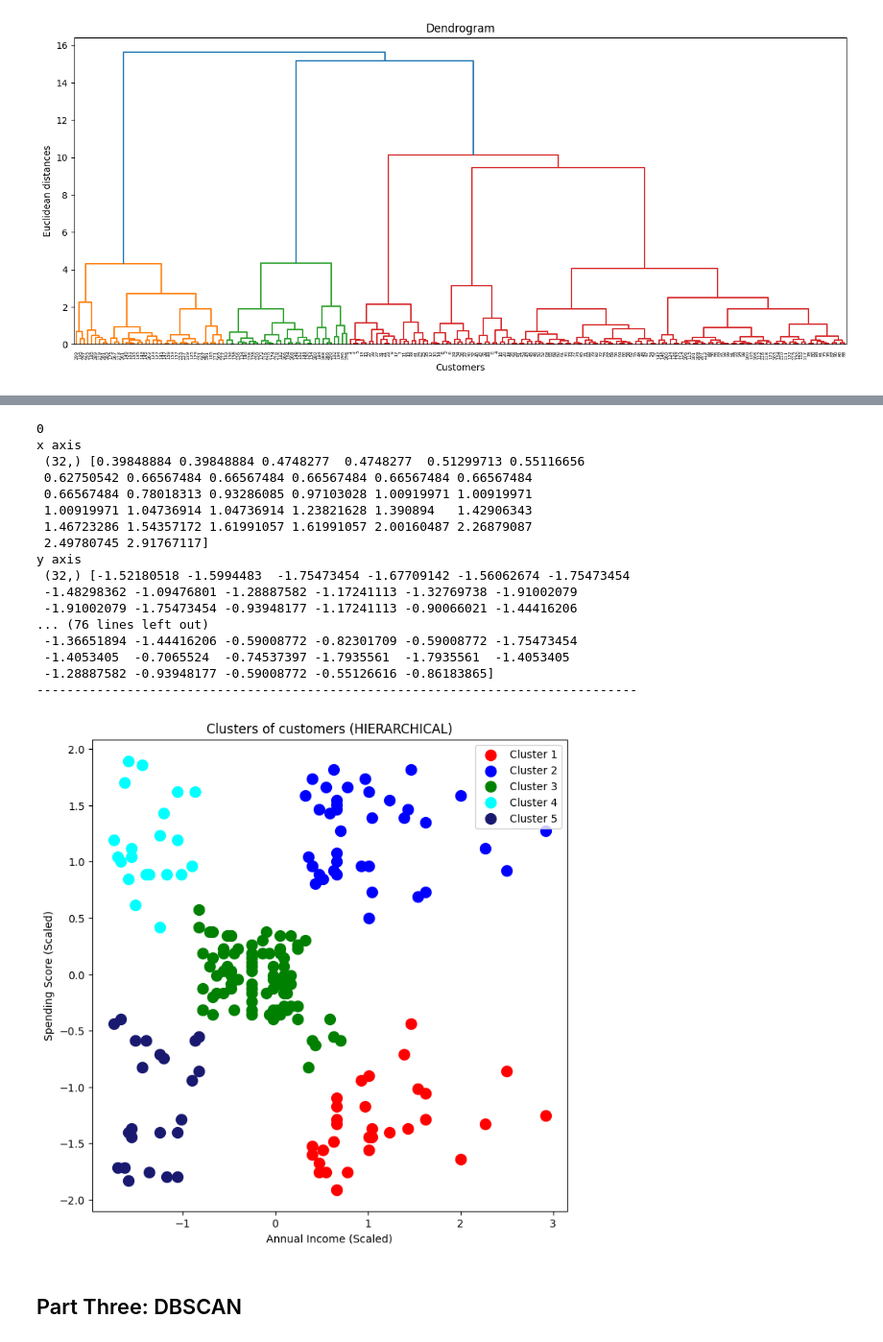
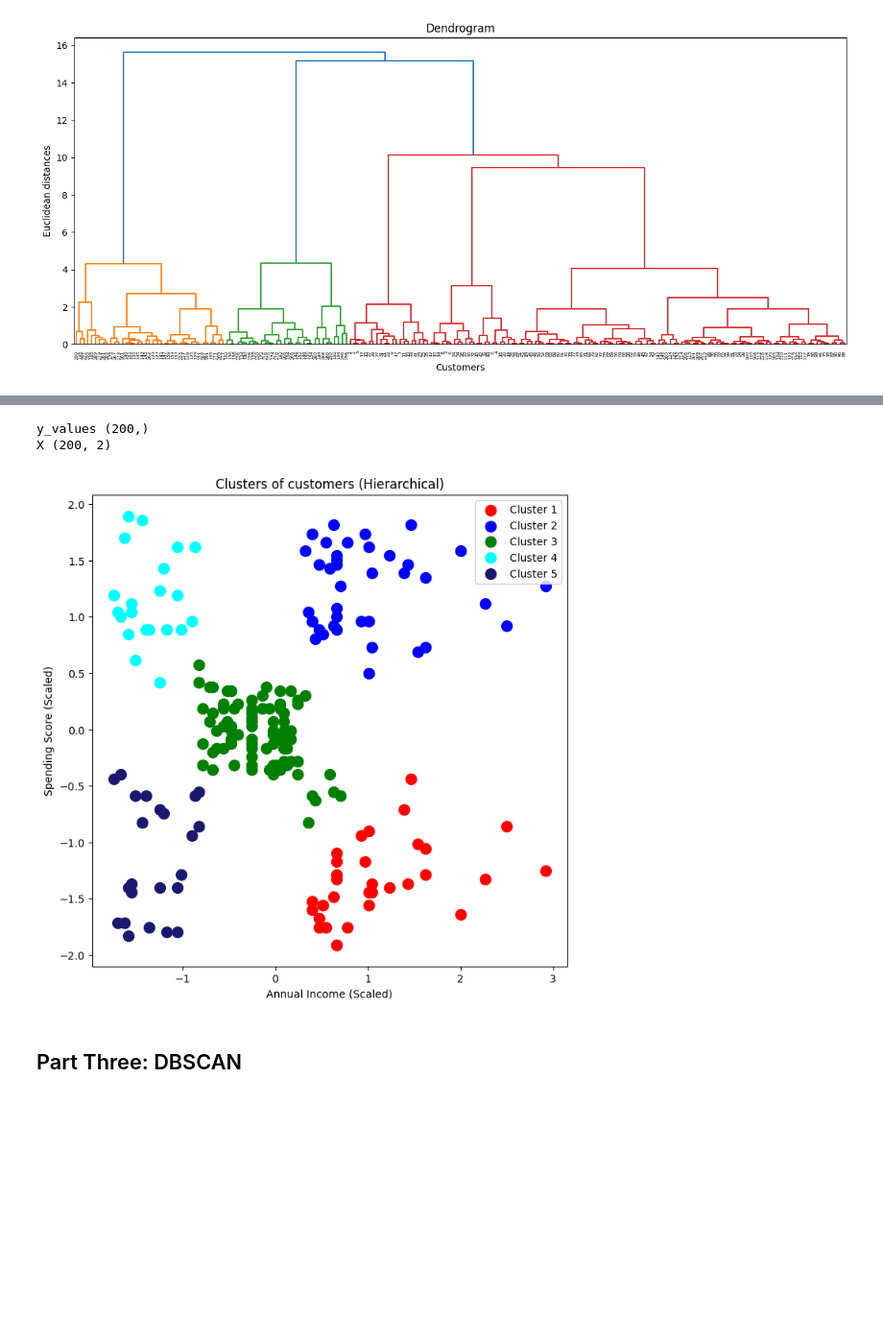
Before and after one commit to chidimo/AI-MSc, a Jupyter notebook: mldm_week_04_clustering_methods.ipynb, the cells around one changed output, grey strips where cells are left out. Shown at 96% size. Cells and saved outputs as stored; diff of their text form; code cells hidden in the pictures; blank space fills up the shorter version.

```diff
--- a/mldm_week_04_clustering_methods.ipynb
+++ b/mldm_week_04_clustering_methods.ipynb
@@ -120,8 +202,8 @@ plt.show()
 [figure]
 # %%
 num_clusters = 5
-hc = AgglomerativeClustering(
+agglom = AgglomerativeClustering(
     n_clusters=num_clusters, metric="euclidean", linkage="ward"
 )
-y_hc = hc.fit_predict(X)
-y_hc.shape, y_hc
+y_agglom = agglom.fit_predict(X)
+# y_agglom.shape, y_agglom, agglom.__dict__
@@ -140,39 +210,17 @@ y_hc.shape, y_hc
-# %%
-plt.figure(figsize=(8, 8))
-colors = ["red", "blue", "green", "cyan", "midnightblue"]
-for j in range(0, num_clusters):
-    print(j)
-    x_axis = X[y_hc == j, 0]
-    print('x axis\n', x_axis.shape, x_axis)
-    y_axis = X[y_hc == j, 1]
-    print('y axis\n', y_axis.shape, y_axis)
-    plt.scatter(x_axis, y_axis, s=100, c=colors[j], label=f"Cluster {j+1}")
-    print('----'*20)
-
-plt.title("Clusters of customers (HIERARCHICAL)")
-plt.xlabel("Annual Income (Scaled)")
-plt.ylabel("Spending Score (Scaled)")
-plt.legend()
-plt.show()
-# %% [output]
-0
-x axis
- (32,) [0.39848884 0.39848884 0.4748277  0.4748277  0.51299713 0.55116656
- 0.62750542 0.66567484 0.66567484 0.66567484 0.66567484 0.66567484
- 0.66567484 0.78018313 0.93286085 0.97103028 1.00919971 1.00919971
- 1.00919971 1.04736914 1.04736914 1.23821628 1.390894   1.42906343
- 1.46723286 1.54357172 1.61991057 1.61991057 2.00160487 2.26879087
- 2.49780745 2.91767117]
-y axis
- (32,) [-1.52180518 -1.5994483  -1.75473454 -1.67709142 -1.56062674 -1.75473454
- -1.48298362 -1.09476801 -1.28887582 -1.17241113 -1.32769738 -1.91002079
- -1.91002079 -1.75473454 -0.93948177 -1.17241113 -0.90066021 -1.44416206
-... (76 lines left out)
- -1.36651894 -1.44416206 -0.59008772 -0.82301709 -0.59008772 -1.75473454
- -1.4053405  -0.7065524  -0.74537397 -1.7935561  -1.7935561  -1.4053405
- -1.28887582 -0.93948177 -0.59008772 -0.55126616 -0.86183865]
---------------------------------------------------------------------------------
-[figure, removed]
+# %%
+plot_clusters(
+    X,
+    y_agglom,
+    num_clusters=num_clusters,
+    colors=["red", "blue", "green", "cyan", "midnightblue"],
+    title="Clusters of customers (Hierarchical)",
+    x_label="Annual Income (Scaled)",
+    y_label="Spending Score (Scaled)",
+)
+# %% [output]
+y_values (200,)
+X (200, 2)
+[figure, added]
 # %% [markdown]
 ## Part Three: DBSCAN
 # %%
```
Also changed, not shown: parts of 16 cells of this notebook.
